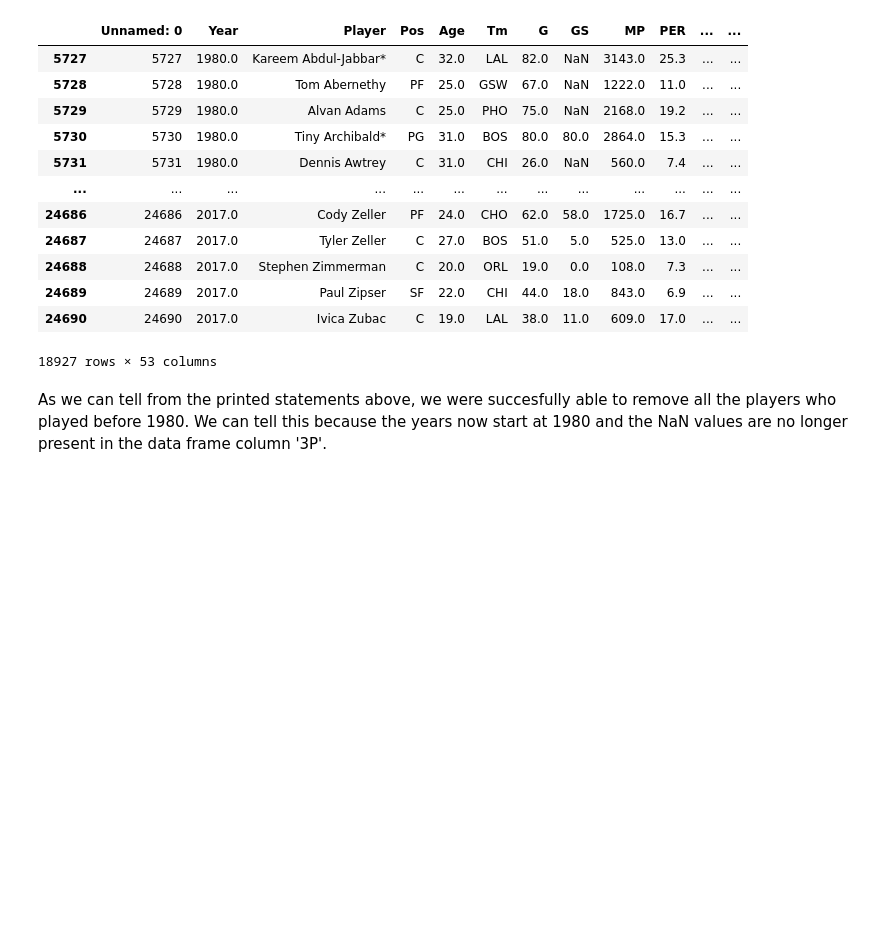
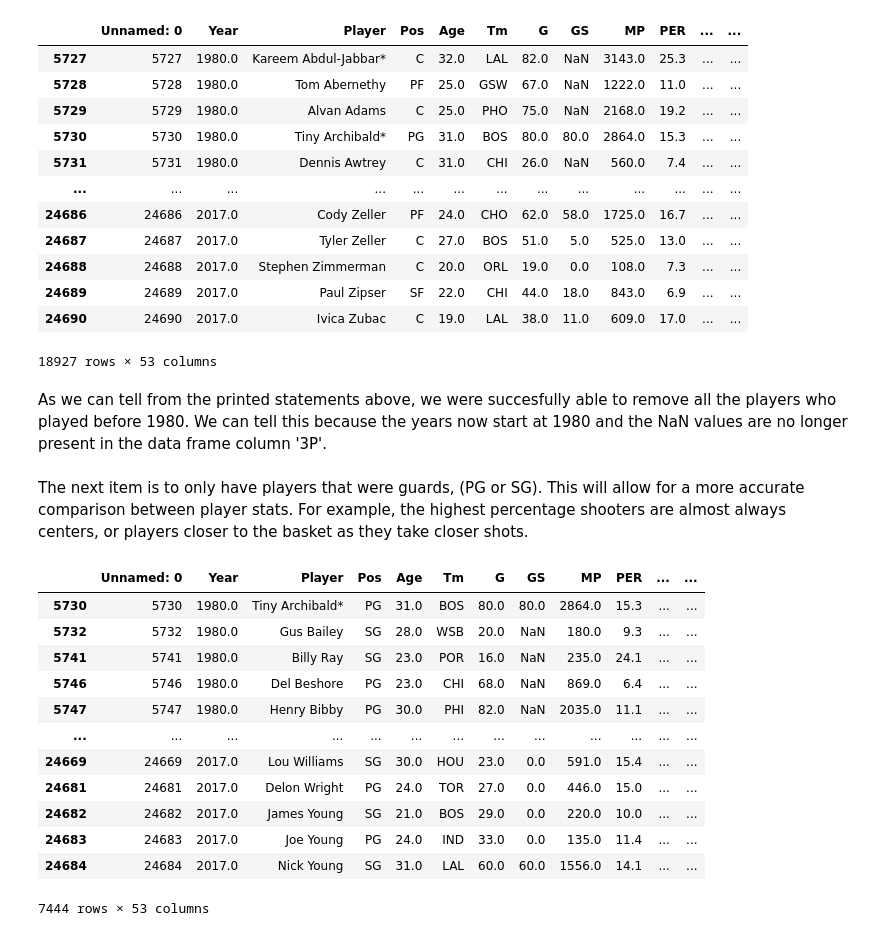
Before and after one commit to lruscheinski/3654GroupProject, a Jupyter notebook: Untitled.ipynb, the cells around one changed output. Drawn from its saved outputs; the diff is of its cells as text; code cells hidden in the pictures; blank space fills up the shorter version.

Commit message:
filtered out non-guards
newCSV contains only guards that played in the 3-point era

```diff
--- a/Untitled.ipynb
+++ b/Untitled.ipynb
@@ -116,3 +116,23 @@ csv
 18927 rows × 53 columns
 # %% [markdown]
 As we can tell from the printed statements above, we were succesfully able to remove all the players who played before 1980. We can tell this because the years now start at 1980 and the NaN values are no longer present in the data frame column '3P'.
+# %% [markdown]
+The next item is to only have players that were guards, (PG or SG). This will allow for a more accurate comparison between player stats. For example, the highest percentage shooters are almost always centers, or players closer to the basket as they take closer shots.
+# %%
+positions = ['PG', 'SG']
+newCSV = csv.loc[csv['Pos'].isin(positions)]
+newCSV
+# %% [output]
+|  | Unnamed: 0 | Year | Player | Pos | Age | Tm | G | GS | MP | PER | ... | ... |
+| 5730 | 5730 | 1980.0 | Tiny Archibald* | PG | 31.0 | BOS | 80.0 | 80.0 | 2864.0 | 15.3 | ... | ... |
+| 5732 | 5732 | 1980.0 | Gus Bailey | SG | 28.0 | WSB | 20.0 | NaN | 180.0 | 9.3 | ... | ... |
+| 5741 | 5741 | 1980.0 | Billy Ray | SG | 23.0 | POR | 16.0 | NaN | 235.0 | 24.1 | ... | ... |
+| 5746 | 5746 | 1980.0 | Del Beshore | PG | 23.0 | CHI | 68.0 | NaN | 869.0 | 6.4 | ... | ... |
+| 5747 | 5747 | 1980.0 | Henry Bibby | PG | 30.0 | PHI | 82.0 | NaN | 2035.0 | 11.1 | ... | ... |
+| ... | ... | ... | ... | ... | ... | ... | ... | ... | ... | ... | ... | ... |
+| 24669 | 24669 | 2017.0 | Lou Williams | SG | 30.0 | HOU | 23.0 | 0.0 | 591.0 | 15.4 | ... | ... |
+| 24681 | 24681 | 2017.0 | Delon Wright | PG | 24.0 | TOR | 27.0 | 0.0 | 446.0 | 15.0 | ... | ... |
+| 24682 | 24682 | 2017.0 | James Young | SG | 21.0 | BOS | 29.0 | 0.0 | 220.0 | 10.0 | ... | ... |
+| 24683 | 24683 | 2017.0 | Joe Young | PG | 24.0 | IND | 33.0 | 0.0 | 135.0 | 11.4 | ... | ... |
+| 24684 | 24684 | 2017.0 | Nick Young | SG | 31.0 | LAL | 60.0 | 60.0 | 1556.0 | 14.1 | ... | ... |
+7444 rows × 53 columns
```
